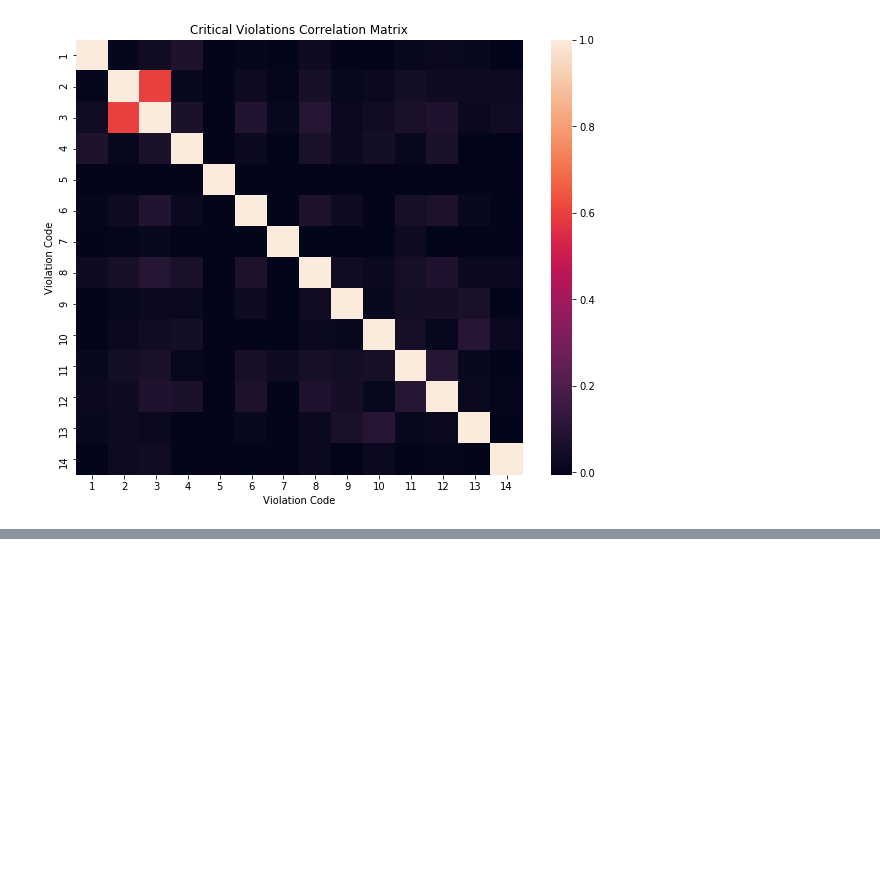
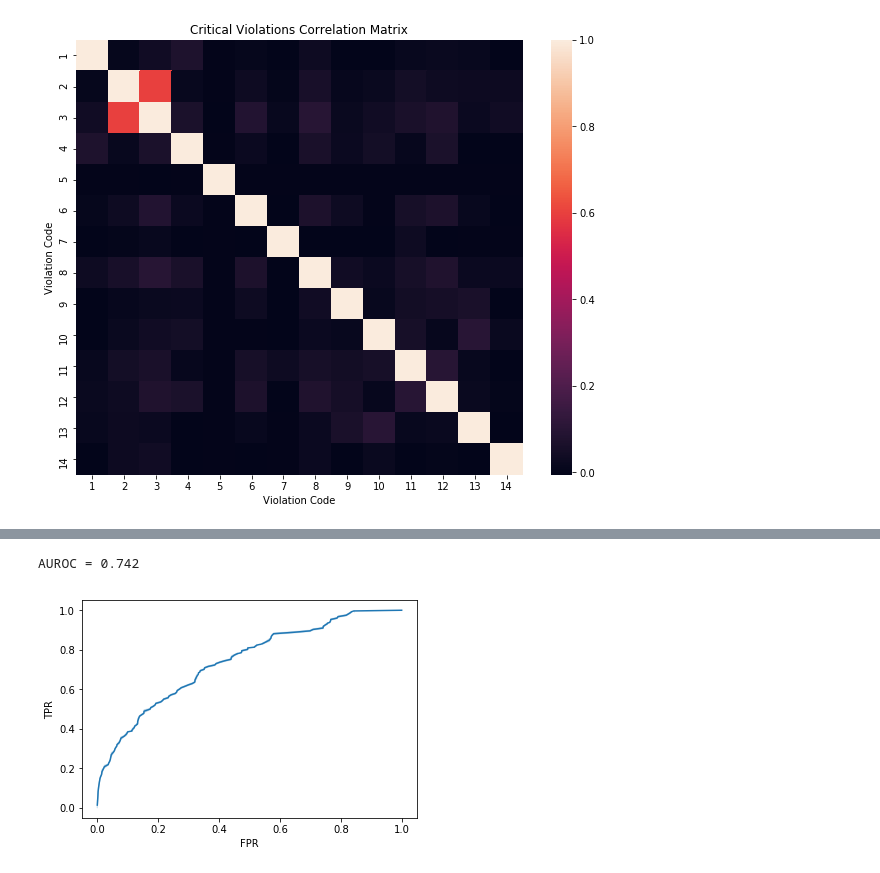
Before and after one commit to vingkan/foodinspectionforecasting, a Jupyter notebook: IIT/13_violations.ipynb, the cells around one changed output, grey strips where cells are left out. Saved outputs shown, nothing was run; the diff lists cells and outputs as text; code cells hidden in the pictures; blank space fills up the shorter version.

Commit message:
Classifiers for violation codes

```diff
--- a/IIT/13_violations.ipynb
+++ b/IIT/13_violations.ipynb
@@ -120,0 +133,14 @@ plt.show()
+# %%
+def get_crit_mat(df):
+    code_array = [get_violation_codes(report) for report in df["violations"].values]
+    crit_array = [list(filter(lambda code: get_violation_level(code) == "critical", arr)) for arr in code_array]
+    mlb_crit = MultiLabelBinarizer()
+    crit_mat = pd.DataFrame(mlb_crit.fit_transform(crit_array), columns=mlb_crit.classes_)
+    return crit_mat
+# %%
+d_train = pd.read_csv("data/inspections_train.csv")
+d_test = pd.read_csv("data/inspections_test.csv")
+crit_train = get_crit_mat(d_train)
+crit_test = get_crit_mat(d_test)
+X_train = d_train[PREDICTORS]
+X_test = d_test[PREDICTORS]
@@ -120,0 +169,12 @@ plt.show()
+# %%
+code = 3
+y_train = crit_train[:][code]
+y_test = crit_test[:][code]
+print("Train: P(V{0}) = {1:.3f}, N = {2}".format(code, y_train.mean(), y_train.sum()))
+print("Test:  P(V{0}) = {1:.3f}, N = {2}\n".format(code, y_test.mean(), y_test.sum()))
+
+print("Logistic Regression")
+clf = LogisticRegression(solver="lbfgs", penalty="l2", class_weight="balanced", max_iter=2000)
+clf.fit(X_train, y_train)
+yh = clf.predict(X_test)
+evaluate_model(y_test, yh)
@@ -120,0 +192,6 @@ plt.show()
+# %%
+show_roc(clf, X_test, y_test)
+show_rc(clf, X_test, y_test)
+# %% [output]
+AUROC = 0.742
+[figure, added]
```
Also changed, not shown: parts of 8 cells of this notebook.
